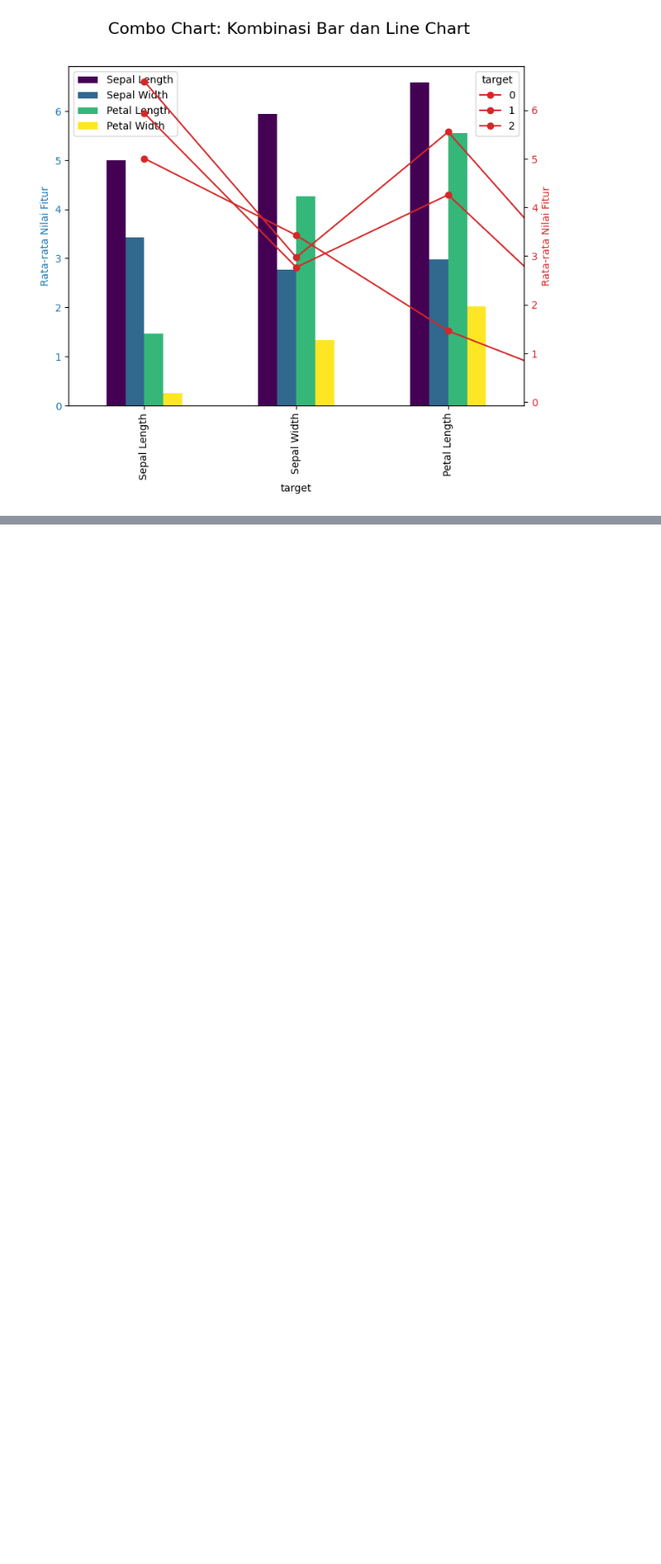
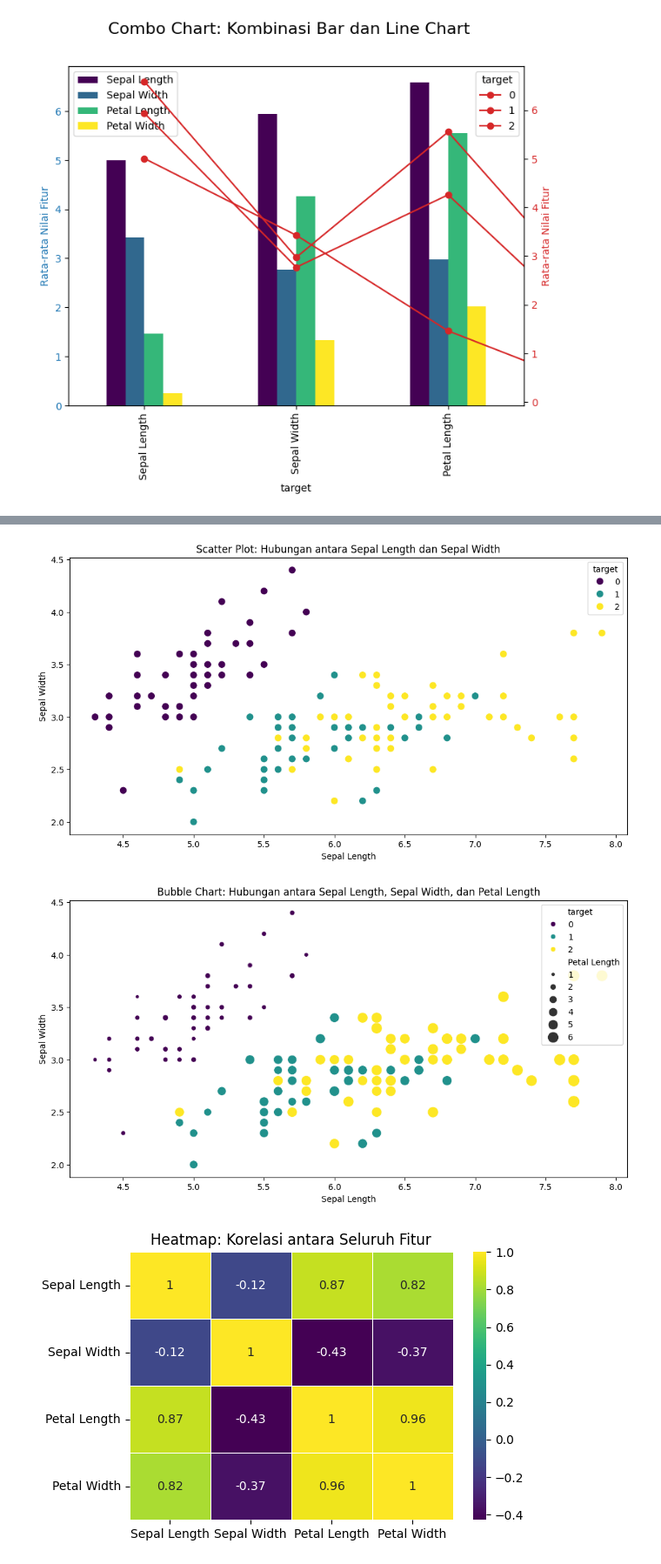
Before and after one commit to Nilapine/STKI, a Jupyter notebook: bk/Validasi dan Visualisasi Data.ipynb, the cells around one changed output, grey strips where cells are left out. Shown at 87% size. Drawn from its saved outputs; the diff is of its cells as text; code cells hidden in the pictures; blank space fills up the shorter version.

```diff
--- a/bk/Validasi dan Visualisasi Data.ipynb
+++ b/bk/Validasi dan Visualisasi Data.ipynb
@@ -186,0 +374,40 @@ dtype: int64
+# %%
+import matplotlib.pyplot as plt
+import seaborn as sns
+import pandas as pd
+from sklearn.datasets import load_iris
+
+    # Load dataset Iris
+iris = load_iris()
+X = iris.data
+y = iris.target
+
+    # Buat DataFrame
+df = pd.DataFrame(data=X, columns=[f'feature_{i}' for i in range(X.shape[1])])
+df['target'] = y
+
+    # Rename columns
+df = df.rename(columns={'feature_0':'Sepal Length','feature_1':'Sepal Width','feature_2':'Petal Length','feature_3':'Petal Width'})
+
+    # Scatter Plot untuk melihat hubungan antara dua fitur
+plt.figure(figsize=(12, 6))
+sns.scatterplot(x='Sepal Length', y='Sepal Width', hue='target', data=df, palette='viridis', s=80)
+plt.title('Scatter Plot: Hubungan antara Sepal Length dan Sepal Width')
+plt.show()
+
+    # Bubble Chart untuk menambah dimensi ketiga (ukuran marker) pada scatter plot
+plt.figure(figsize=(12, 6))
+sns.scatterplot(x='Sepal Length', y='Sepal Width', hue='target', size='Petal Length', sizes=(20, 200), data=df, palette='viridis')
+plt.title('Bubble Chart: Hubungan antara Sepal Length, Sepal Width, dan Petal Length')
+plt.show()
+
+    # Heatmap untuk melihat korelasi antara seluruh fitur
+correlation_matrix = df.drop('target', axis=1).corr()
+plt.figure(figsize=(6, 4))
+sns.heatmap(correlation_matrix, annot=True, cmap='viridis', linewidths=.5)
+plt.title('Heatmap: Korelasi antara Seluruh Fitur')
+plt.show()
+# %% [output]
+[figure, added]
+[figure, added]
+[figure, added]
```
Also changed, not shown: parts of 6 cells of this notebook, 5 other files.
